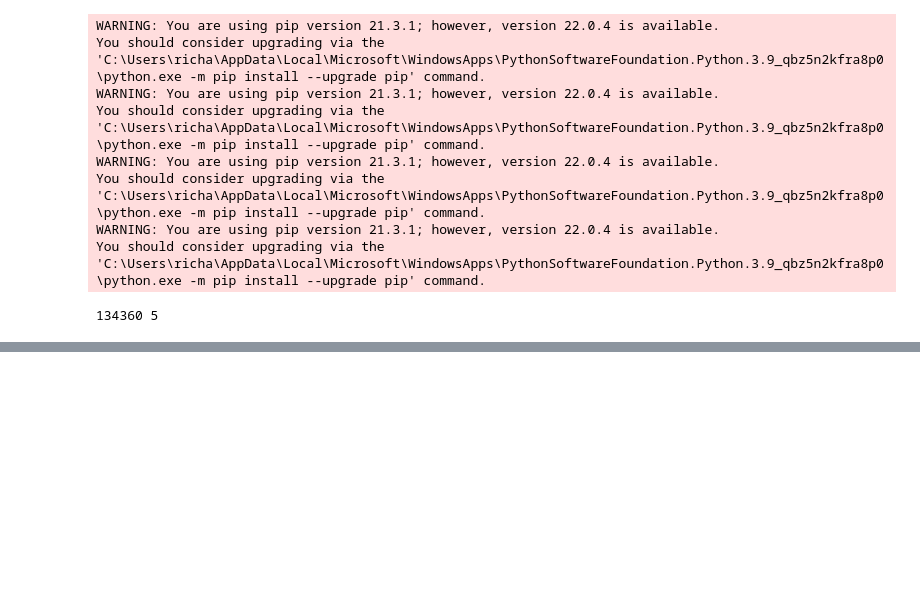
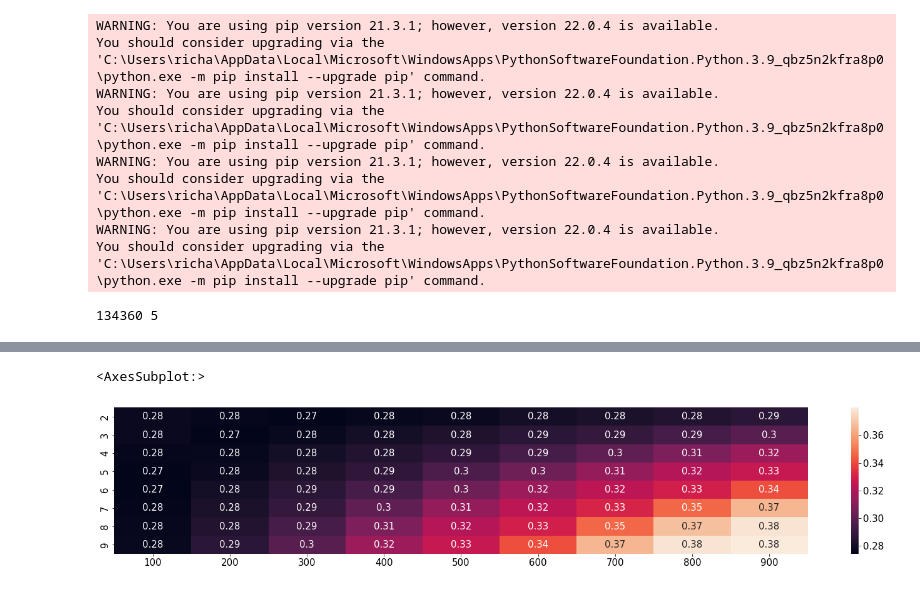
Before and after one commit to rnatarajan98/eCoG_Joystick_Analysis, a Jupyter notebook: GLM.ipynb, the cells around one changed output, grey strips where cells are left out. Cells and saved outputs as stored; diff of their text form; code cells hidden in the pictures; blank space fills up the shorter version.

```diff
--- a/GLM.ipynb
+++ b/GLM.ipynb
@@ -201,0 +168,19 @@ plt.legend()
+# %%
+# Create linear regression prediction, return RMS value
+def LR_RMS(_V_train, _cx_train, _cy_train, _V_test, _cx_test, _cy_test, _h, _l):
+    truth, prediction = LR(_V_train, _cx_train, _cy_train, _V_test, _cx_test, _cy_test, _h, _l)
+    _diff = truth - prediction
+    _diff_flat = _diff.flatten()
+    _rms = np.sqrt(np.mean(_diff_flat**2))
+    #Normalise by sample length
+    return _rms
+
+def LR_RMS_norm(_V_train, _cx_train, _cy_train, _V_test, _cx_test, _cy_test, _h, _l):
+    truth, prediction = LR(_V_train, _cx_train, _cy_train, _V_test, _cx_test, _cy_test, _h, _l)
+    _diff = truth - prediction
+    _diff_flat = _diff.flatten()
+    _rms = np.sqrt(np.mean(_diff_flat**2))
+
+    #Normalise by sample length
+    _rms_norm = _rms/len(prediction)
+    return _rms_norm
@@ -201,0 +202,15 @@ plt.legend()
+# %%
+# RMS heatmap, average RMS (normalised)
+
+hs = range(2, 10)
+ls = range(100, 1000, 100)
+rmss = np.zeros((len(hs), len(ls)))
+for i, h in enumerate(hs):
+    for j, l in enumerate(ls):
+        rms = LR_RMS_norm(V_train, cx_train, cy_train, V_test, cx_test, cy_test, h, l)
+        rmss[i, j] = rms
+
+sns.heatmap(rmss, annot=True, xticklabels=ls, yticklabels=hs)
+# %% [output]
+<AxesSubplot:>
+[figure, added]
```
Also changed, not shown: parts of 8 cells of this notebook.
